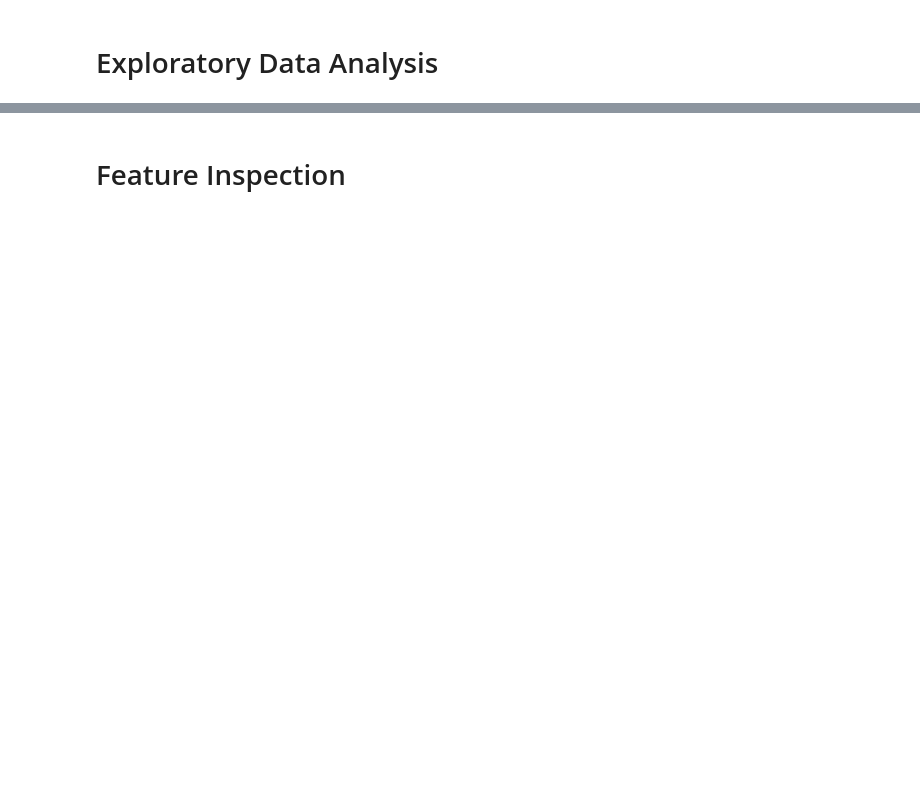
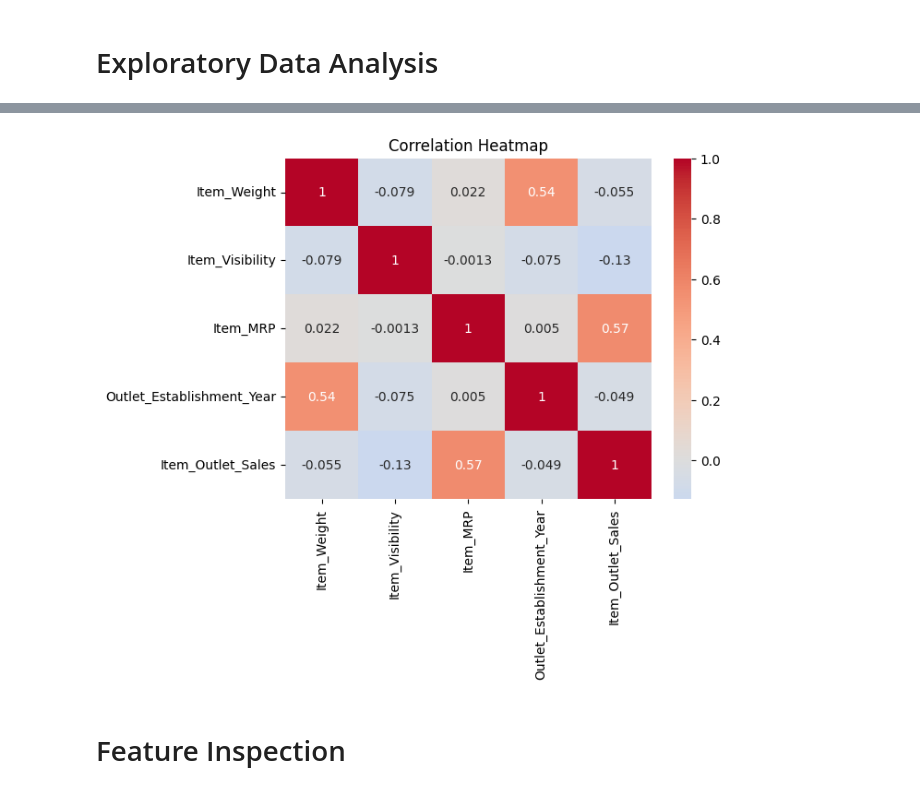
Before and after one commit to JamesCraig35/Prediction-of-Product-Sales, a Jupyter notebook: Prediction_of_Product_Sales.ipynb, the cells around one changed output, grey strips where cells are left out. Cells and saved outputs as stored; diff of their text form; code cells hidden in the pictures; blank space fills up the shorter version.

```diff
--- a/Prediction_of_Product_Sales.ipynb
+++ b/Prediction_of_Product_Sales.ipynb
@@ -208,0 +225,3 @@ summary_statistics
+# %%
+df_sales_correlations = df_sales.corr()
+print(df_sales_correlations)
@@ -209,2 +242,8 @@ summary_statistics
+# %%
+sns.heatmap(df_sales_correlations, annot=True, cmap='coolwarm', center=0)
+plt.title('Correlation Heatmap')
+plt.show()
+# %% [output]
+[figure, added]
 # %% [markdown]
 # Feature Inspection
```
Also changed, not shown: parts of 5 cells of this notebook.
